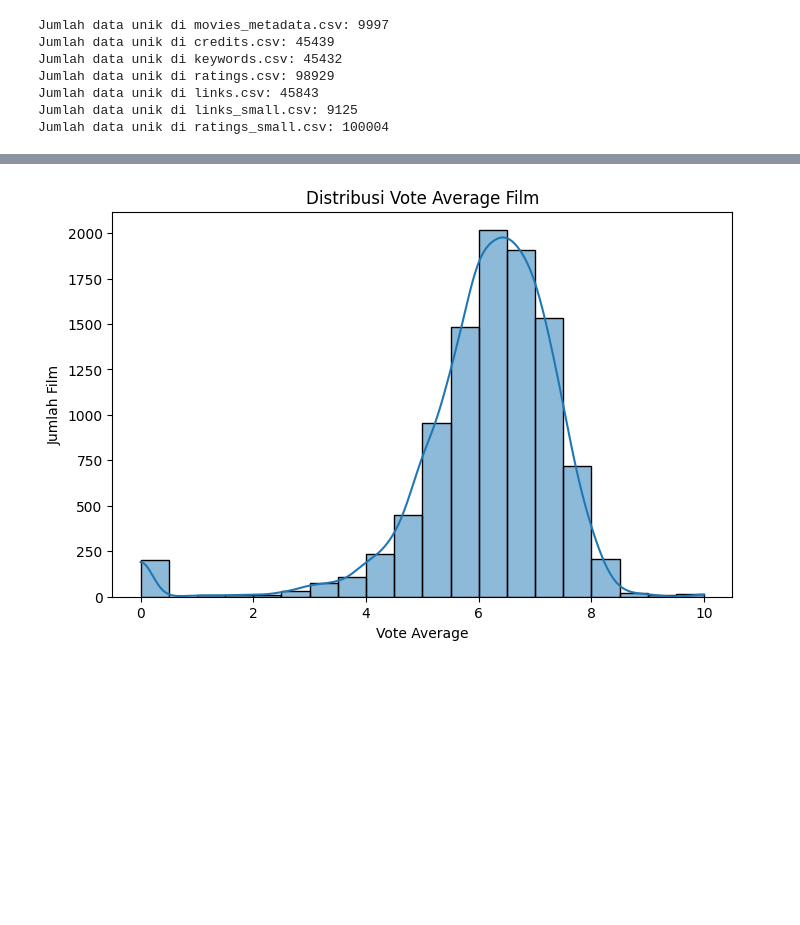
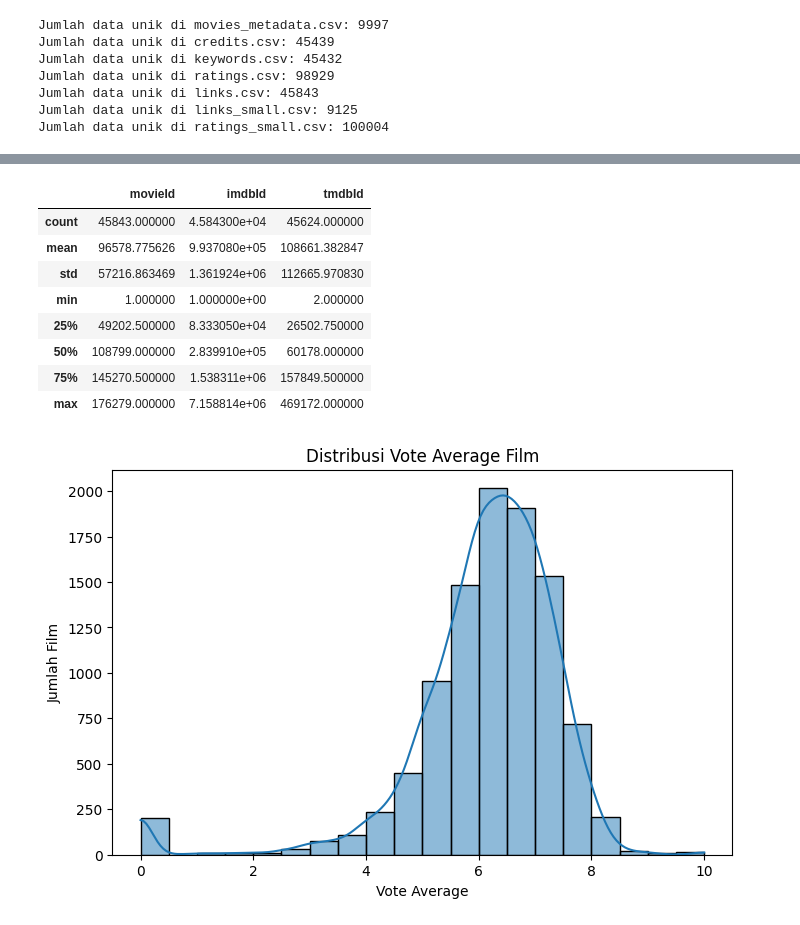
Before and after one commit to Gibskuyyyy/Rekomendasi-Film, a Jupyter notebook: rekomendasi_film.ipynb, the cells around one changed output, grey strips where cells are left out. Saved outputs shown, nothing was run; the diff lists cells and outputs as text; code cells hidden in the pictures; blank space fills up the shorter version.

```diff
--- a/rekomendasi_film.ipynb
+++ b/rekomendasi_film.ipynb
@@ -59,3 +232,15 @@ Jumlah data unik di ratings_small.csv: 100004
+# %%
+links_df.describe()
+# %% [output]
+|  | movieId | imdbId | tmdbId |
+| count | 45843.000000 | 4.584300e+04 | 45624.000000 |
+| mean | 96578.775626 | 9.937080e+05 | 108661.382847 |
+| std | 57216.863469 | 1.361924e+06 | 112665.970830 |
+| min | 1.000000 | 1.000000e+00 | 2.000000 |
+| 25% | 49202.500000 | 8.333050e+04 | 26502.750000 |
+| 50% | 108799.000000 | 2.839910e+05 | 60178.000000 |
+| 75% | 145270.500000 | 1.538311e+06 | 157849.500000 |
+| max | 176279.000000 | 7.158814e+06 | 469172.000000 |
 # %%
 plt.figure(figsize=(8,5))
 sns.histplot(movies_metadata_df['vote_average'].dropna(), bins=20, kde=True)
```
Also changed, not shown: parts of 31 cells of this notebook, 2 other files.
